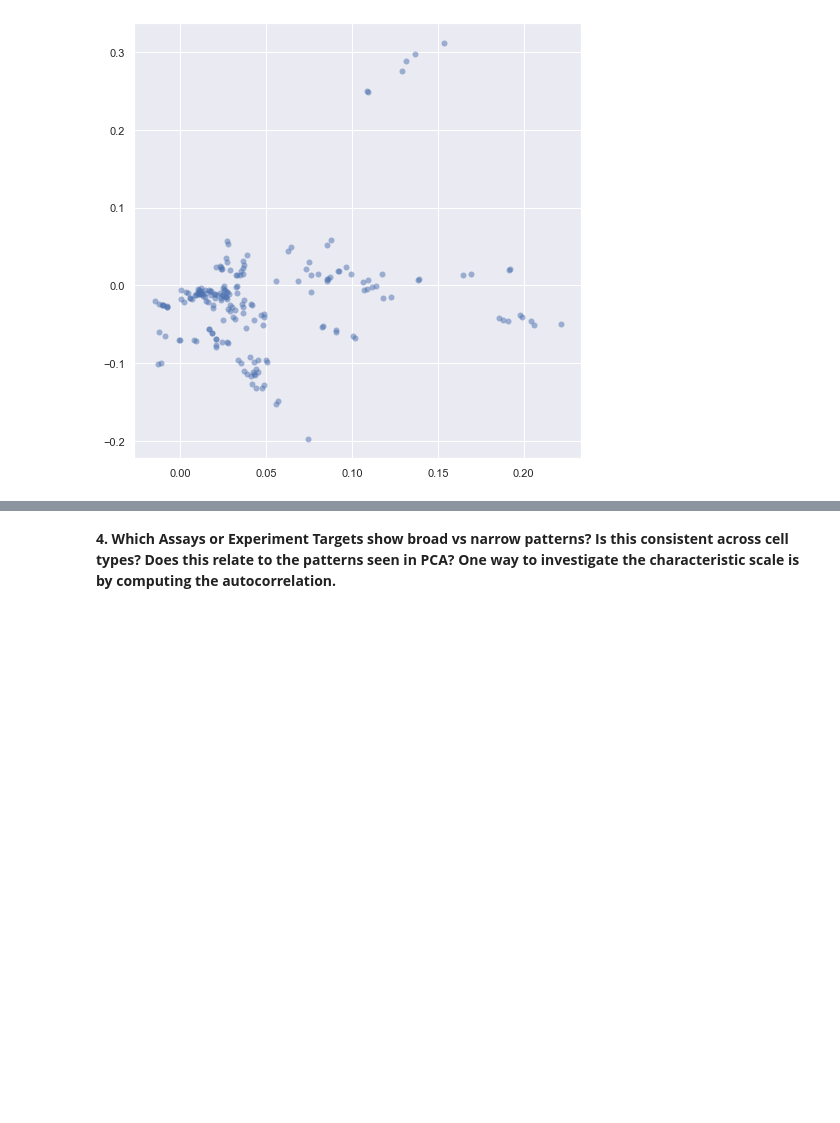
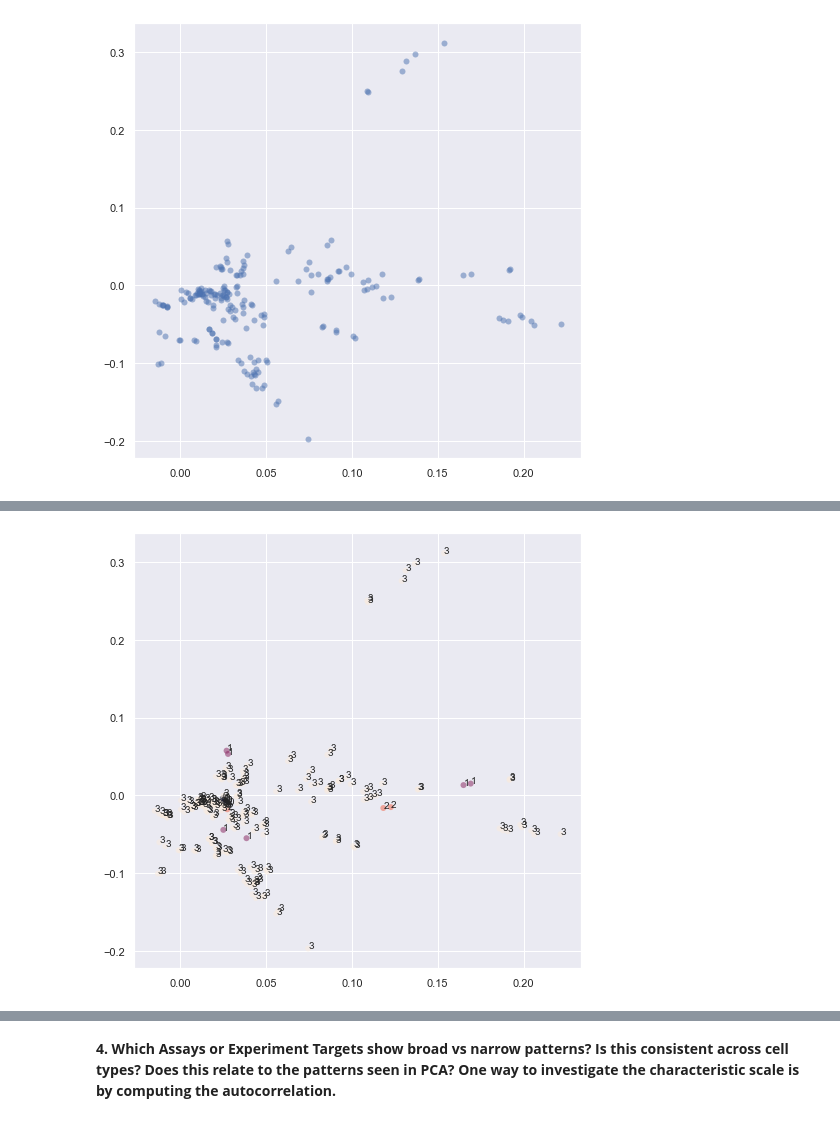
Before and after one commit to Fudenberg-Research-Group/qbio577_fall2022, a Jupyter notebook: encode-bigwig-eda.ipynb, the cells around one changed output, grey strips where cells are left out. Drawn from its saved outputs; the diff is of its cells as text; code cells hidden in the pictures; blank space fills up the shorter version.

```diff
--- a/encode-bigwig-eda.ipynb
+++ b/encode-bigwig-eda.ipynb
@@ -160,0 +177,4 @@ AttributeError: 'PCA' object has no attribute 'feature_names_in_'
+# %%
+plot_pca(pca,bigwig_metadata=bigwig_metadata,metadata_label_column="Biosample treatments")
+# %% [output]
+[figure, added]
```
Also changed, not shown: parts of 12 cells of this notebook.
